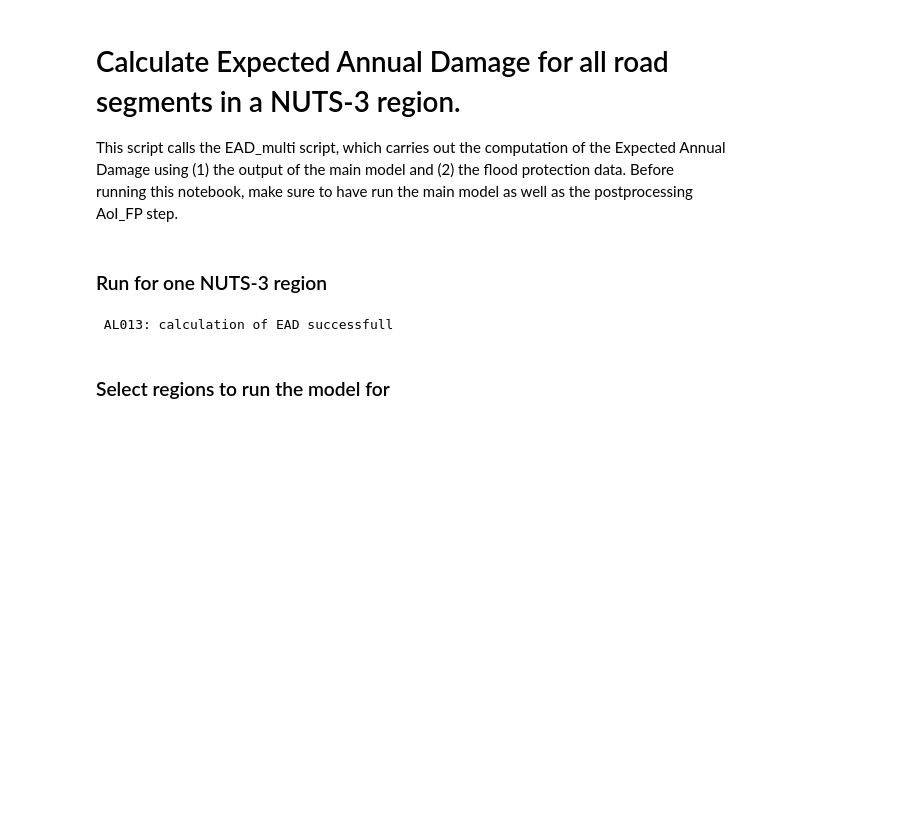
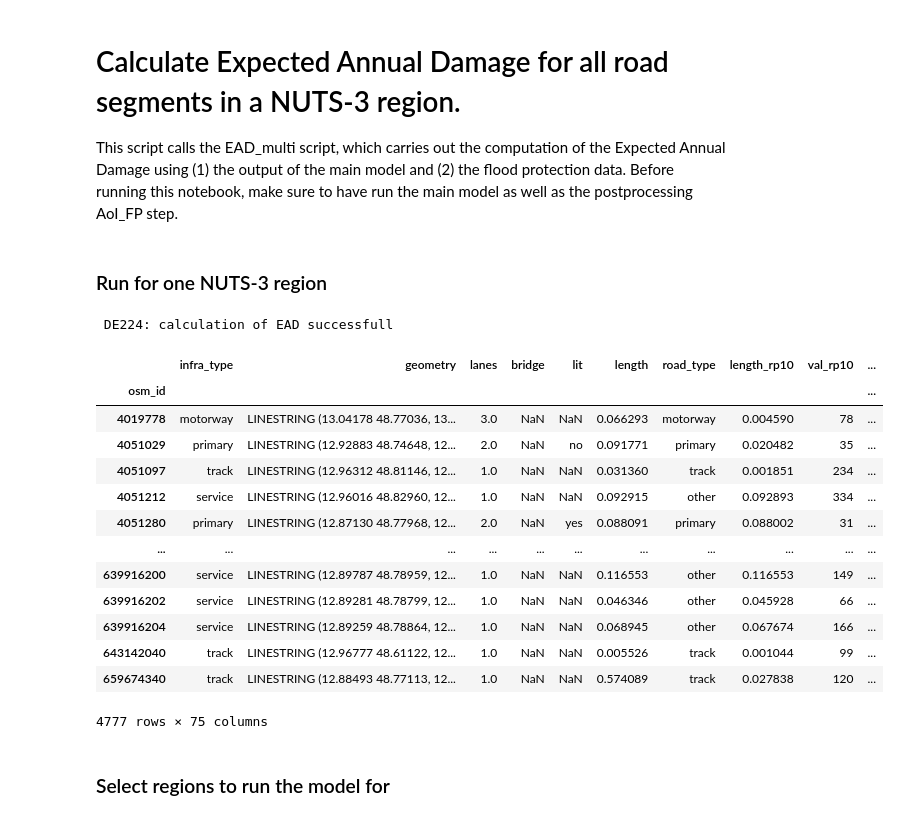
Before and after one commit to keesvanginkel/OSdaMage, a Jupyter notebook: run_core_model/4_Post_Baseline_multi.ipynb, the cells around one changed output. Cells and saved outputs as stored; diff of their text form; code cells hidden in the pictures; blank space fills up the shorter version.

```diff
--- a/run_core_model/4_Post_Baseline_multi.ipynb
+++ b/run_core_model/4_Post_Baseline_multi.ipynb
@@ -18,10 +18,24 @@ from utils_functions import load_config
 # %% [markdown]
 ### Run for one NUTS-3 region
 # %%
-#EAD_multi('DE224')
-output = EAD_multi('AL013')
+EAD_multi('DE224')
+#output = EAD_multi('AL013')
 # %% [output]
- AL013: calculation of EAD successfull
+ DE224: calculation of EAD successfull
+|  | infra_type | geometry | lanes | bridge | lit | length | road_type | length_rp10 | val_rp10 | ... |
+| osm_id |  |  |  |  |  |  |  |  |  | ... |
+| 4019778 | motorway | LINESTRING (13.04178 48.77036, 13... | 3.0 | NaN | NaN | 0.066293 | motorway | 0.004590 | 78 | ... |
+| 4051029 | primary | LINESTRING (12.92883 48.74648, 12... | 2.0 | NaN | no | 0.091771 | primary | 0.020482 | 35 | ... |
+| 4051097 | track | LINESTRING (12.96312 48.81146, 12... | 1.0 | NaN | NaN | 0.031360 | track | 0.001851 | 234 | ... |
+| 4051212 | service | LINESTRING (12.96016 48.82960, 12... | 1.0 | NaN | NaN | 0.092915 | other | 0.092893 | 334 | ... |
+| 4051280 | primary | LINESTRING (12.87130 48.77968, 12... | 2.0 | NaN | yes | 0.088091 | primary | 0.088002 | 31 | ... |
+| ... | ... | ... | ... | ... | ... | ... | ... | ... | ... | ... |
+| 639916200 | service | LINESTRING (12.89787 48.78959, 12... | 1.0 | NaN | NaN | 0.116553 | other | 0.116553 | 149 | ... |
+| 639916202 | service | LINESTRING (12.89281 48.78799, 12... | 1.0 | NaN | NaN | 0.046346 | other | 0.045928 | 66 | ... |
+| 639916204 | service | LINESTRING (12.89259 48.78864, 12... | 1.0 | NaN | NaN | 0.068945 | other | 0.067674 | 166 | ... |
+| 643142040 | track | LINESTRING (12.96777 48.61122, 12... | 1.0 | NaN | NaN | 0.005526 | track | 0.001044 | 99 | ... |
+| 659674340 | track | LINESTRING (12.88493 48.77113, 12... | 1.0 | NaN | NaN | 0.574089 | track | 0.027838 | 120 | ... |
+4777 rows × 75 columns
 # %% [markdown]
 ### Select regions to run the model for
 # %%
```
Also changed, not shown: parts of 1 cell of this notebook, 31 other files.
